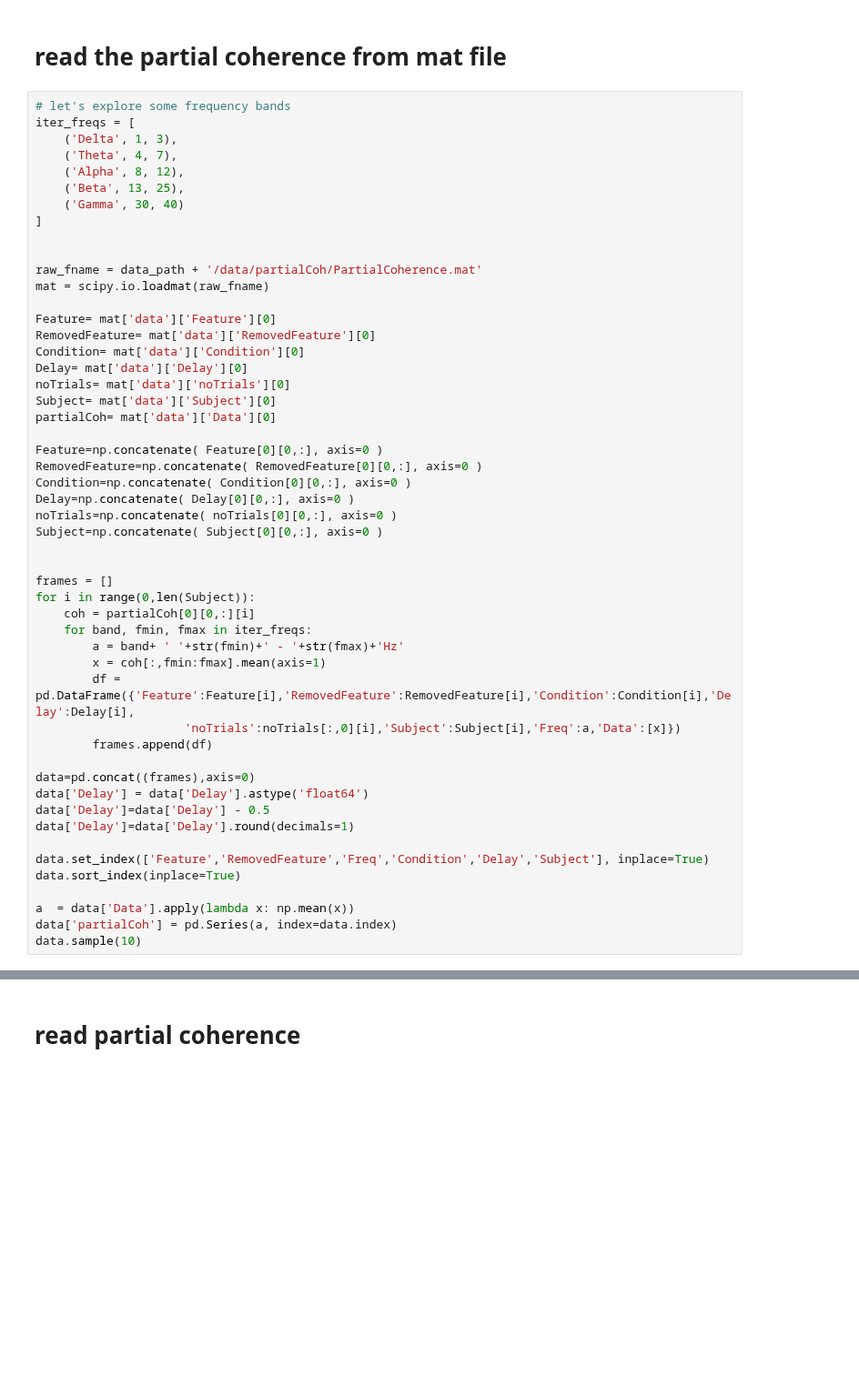
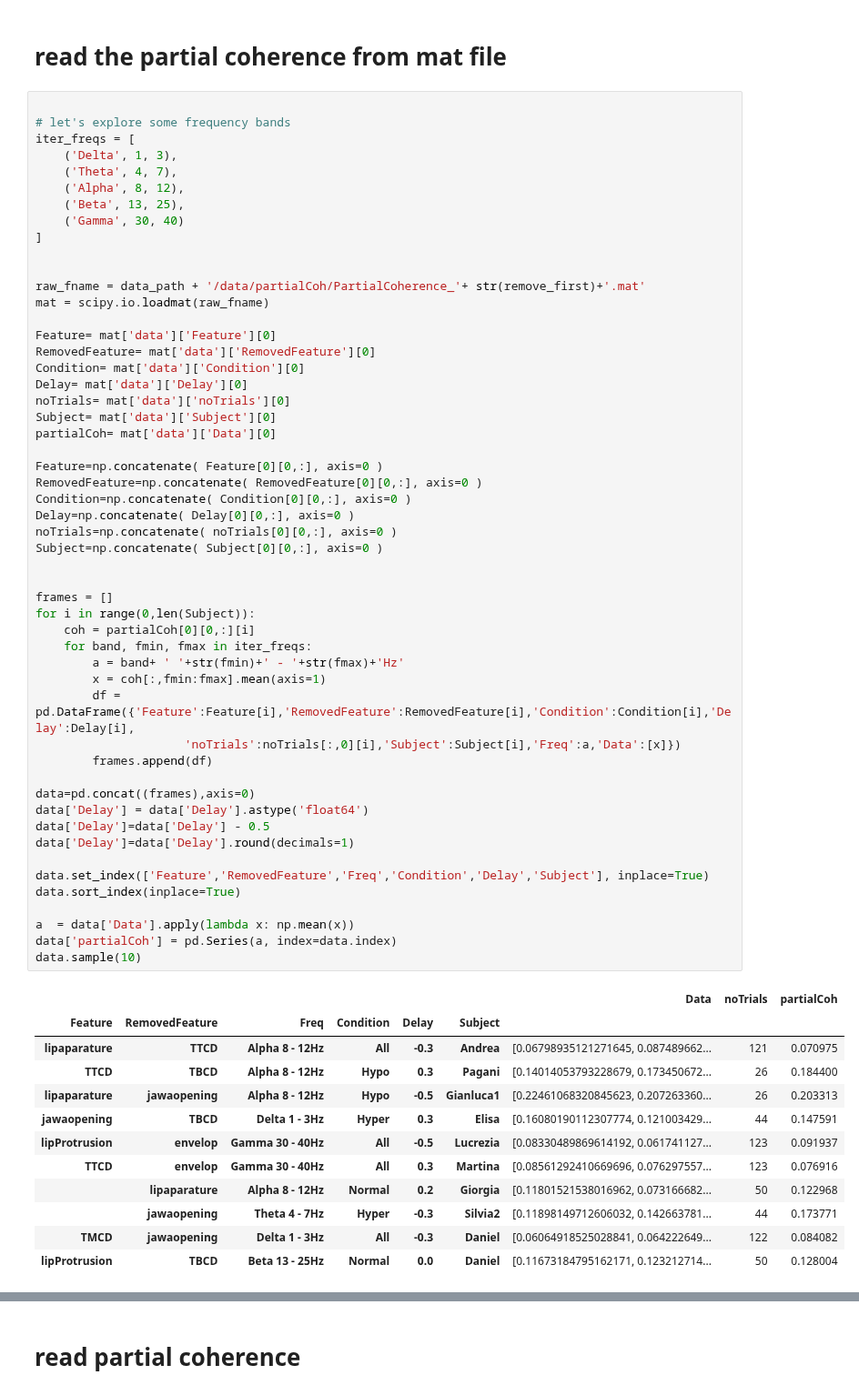
Before and after one commit to sankar-mukherjee/entrainment_python, a Jupyter notebook: partialCoherence_investigate.ipynb, the cells around one changed output, grey strips where cells are left out. Shown at 91% size. Cells and saved outputs as stored; diff of their text form; blank space fills up the shorter version.

```diff
--- a/partialCoherence_investigate.ipynb
+++ b/partialCoherence_investigate.ipynb
@@ -31,6 +34,7 @@ Reading 0 ... 1092416  =      0.000 ...  1092.416 secs...
 # %% [markdown]
 # read the partial coherence from mat file
 # %%
+
 # let's explore some frequency bands
 iter_freqs = [
     ('Delta', 1, 3),
@@ -41,7 +45,7 @@ iter_freqs = [
 ]
 
 
-raw_fname = data_path + '/data/partialCoh/PartialCoherence.mat'
+raw_fname = data_path + '/data/partialCoh/PartialCoherence_'+ str(remove_first)+'.mat'
 mat = scipy.io.loadmat(raw_fname)
 
 Feature= mat['data']['Feature'][0]
@@ -54,31 +58,44 @@ partialCoh= mat['data']['Data'][0]
 
 Feature=np.concatenate( Feature[0][0,:], axis=0 )
 RemovedFeature=np.concatenate( RemovedFeature[0][0,:], axis=0 )
 Condition=np.concatenate( Condition[0][0,:], axis=0 )
 Delay=np.concatenate( Delay[0][0,:], axis=0 )
 noTrials=np.concatenate( noTrials[0][0,:], axis=0 )
 Subject=np.concatenate( Subject[0][0,:], axis=0 )
 
 
 frames = []
 for i in range(0,len(Subject)):
     coh = partialCoh[0][0,:][i]
     for band, fmin, fmax in iter_freqs:
         a = band+ ' '+str(fmin)+' - '+str(fmax)+'Hz'
         x = coh[:,fmin:fmax].mean(axis=1)
         df = pd.DataFrame({'Feature':Feature[i],'RemovedFeature':RemovedFeature[i],'Condition':Condition[i],'Delay':Delay[i],
                      'noTrials':noTrials[:,0][i],'Subject':Subject[i],'Freq':a,'Data':[x]})
         frames.append(df)
 
 data=pd.concat((frames),axis=0)
 data['Delay'] = data['Delay'].astype('float64')
 data['Delay']=data['Delay'] - 0.5
 data['Delay']=data['Delay'].round(decimals=1)
 
 data.set_index(['Feature','RemovedFeature','Freq','Condition','Delay','Subject'], inplace=True)
 data.sort_index(inplace=True)
 
 a  = data['Data'].apply(lambda x: np.mean(x))
 data['partialCoh'] = pd.Series(a, index=data.index)
 data.sample(10)
+# %% [output]
+|  |  |  |  |  |  | Data | noTrials | partialCoh |
+| Feature | RemovedFeature | Freq | Condition | Delay | Subject |  |  |  |
+| lipaparature | TTCD | Alpha 8 - 12Hz | All | -0.3 | Andrea | [0.06798935121271645, 0.087489662... | 121 | 0.070975 |
+| TTCD | TBCD | Alpha 8 - 12Hz | Hypo | 0.3 | Pagani | [0.14014053793228679, 0.173450672... | 26 | 0.184400 |
+| lipaparature | jawaopening | Alpha 8 - 12Hz | Hypo | -0.5 | Gianluca1 | [0.22461068320845623, 0.207263360... | 26 | 0.203313 |
+| jawaopening | TBCD | Delta 1 - 3Hz | Hyper | 0.3 | Elisa | [0.16080190112307774, 0.121003429... | 44 | 0.147591 |
+| lipProtrusion | envelop | Gamma 30 - 40Hz | All | -0.5 | Lucrezia | [0.08330489869614192, 0.061741127... | 123 | 0.091937 |
+| TTCD | envelop | Gamma 30 - 40Hz | All | 0.3 | Martina | [0.08561292410669696, 0.076297557... | 123 | 0.076916 |
+|  | lipaparature | Alpha 8 - 12Hz | Normal | 0.2 | Giorgia | [0.11801521538016962, 0.073166682... | 50 | 0.122968 |
+|  | jawaopening | Theta 4 - 7Hz | Hyper | -0.3 | Silvia2 | [0.11898149712606032, 0.142663781... | 44 | 0.173771 |
+| TMCD | jawaopening | Delta 1 - 3Hz | All | -0.3 | Daniel | [0.06064918525028841, 0.064222649... | 122 | 0.084082 |
+| lipProtrusion | TBCD | Beta 13 - 25Hz | Normal | 0.0 | Daniel | [0.11673184795162171, 0.123212714... | 50 | 0.128004 |
 # %%
```
Also changed, not shown: parts of 9 cells of this notebook, 3 other files.
